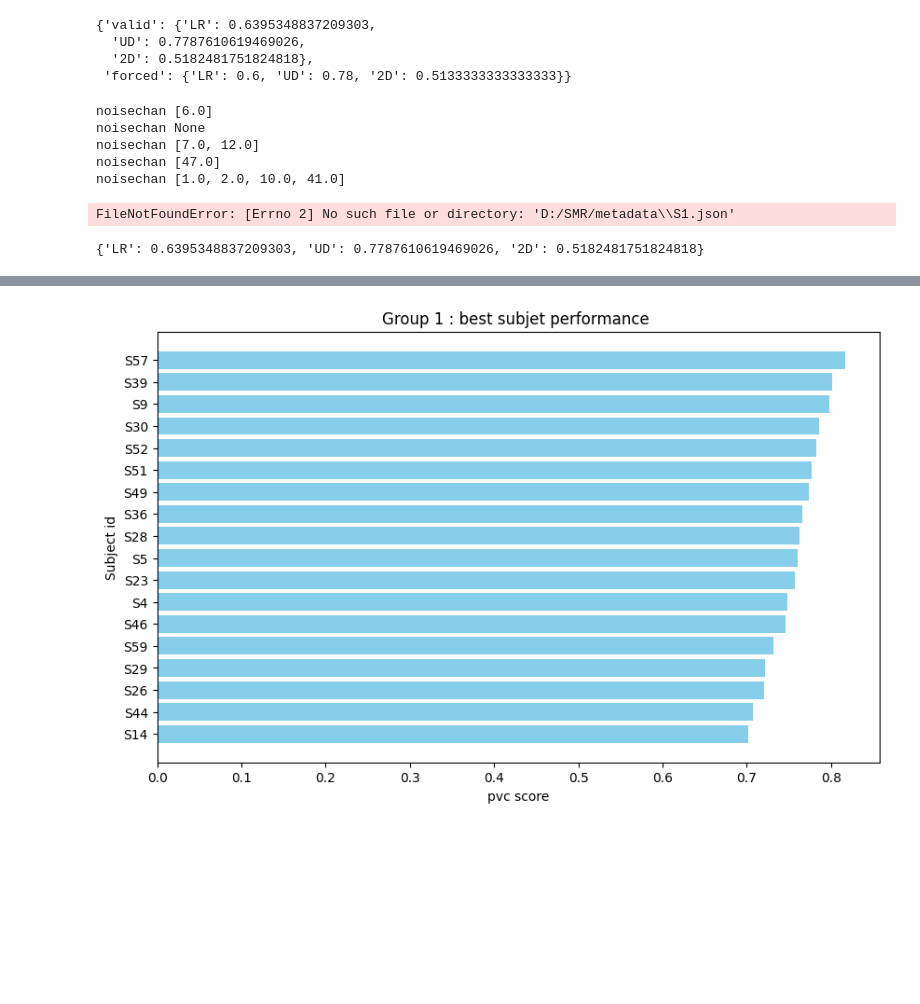
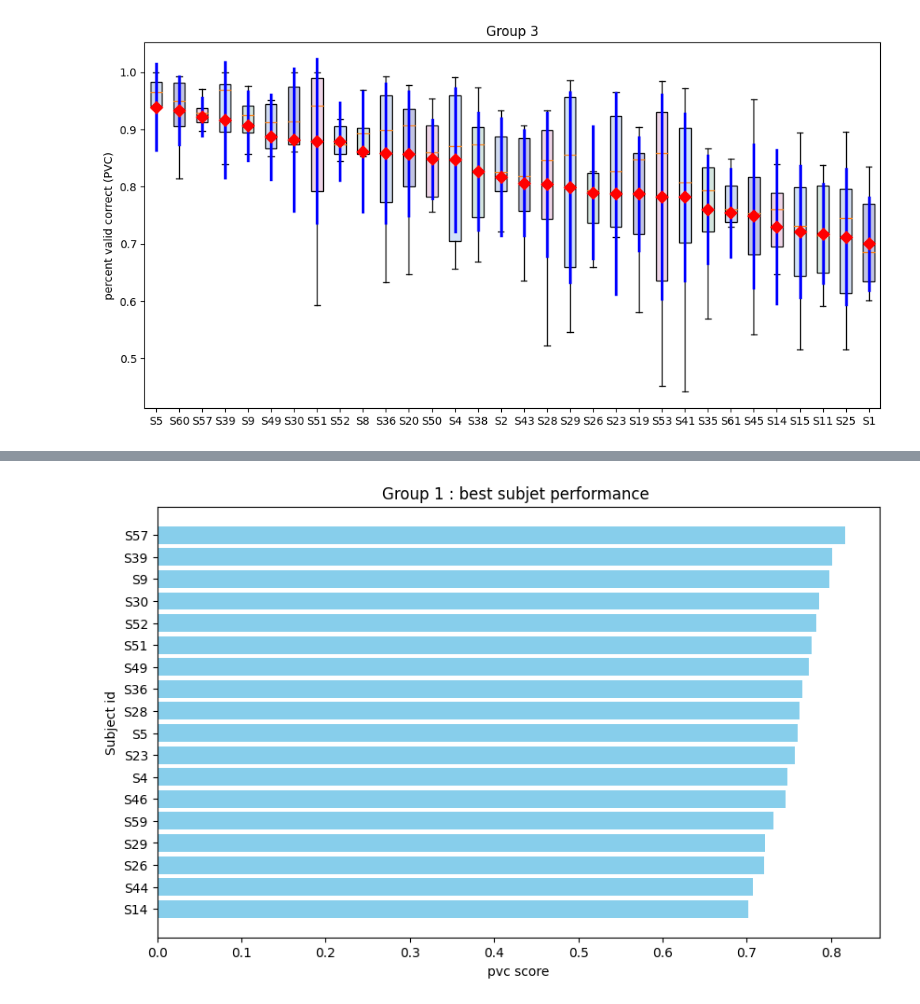
Before and after one commit to mralioo/BBCPy_DNN, a Jupyter notebook: notebooks/data_quality.ipynb, the cells around one changed output, grey strips where cells are left out. Saved outputs shown, nothing was run; the diff lists cells and outputs as text; code cells hidden in the pictures; blank space fills up the shorter version.

```diff
--- a/notebooks/data_quality.ipynb
+++ b/notebooks/data_quality.ipynb
@@ -55,34 +141,46 @@ for i, subject_id in enumerate(subject_group_path):
 # %%
-import matplotlib.pyplot as plt
-import numpy as np
+# Sorting the data into the three categories
+category_1 = {k: v for k, v in pvc_subject_mean_LR.items() if v > 0.7}
+category_2 = {k: v for k, v in pvc_subject_mean_LR.items() if 0.6 <= v <= 0.7}
+category_3 = {k: v for k, v in pvc_subject_mean_LR.items() if v < 0.6}
+
+# Sorting each category by their values
+sorted_category_1 = dict(sorted(category_1.items(), key=lambda item: item[1], reverse=True))
+sorted_category_2 = dict(sorted(category_2.items(), key=lambda item: item[1], reverse=True))
+sorted_category_3 = dict(sorted(category_3.items(), key=lambda item: item[1], reverse=True))
+
+C1_list = list(sorted_category_1.keys())
+
 
 # Sample nested dictionary
-data = {key: pvc_subject_sessions[key] for key in C1_list if key in pvc_subject_sessions}
+data = {key: pvc_subject_sessions_LR[key] for key in C1_list if key in pvc_subject_sessions_LR}
 
 # Extract values for each subject
 all_values = [list(subject_data.values()) for subject_data in data.values()]
 
 # Calculate means and standard deviations
 means = [np.mean(values) for values in all_values]
 std_devs = [np.std(values) for values in all_values]
 
 # Plotting
 fig, ax = plt.subplots(figsize=(12, 6))
 bp = ax.boxplot(all_values, vert=True, patch_artist=True, showfliers=False)
 ax.set_xticklabels(data.keys())
 ax.set_ylabel('percent valid correct (PVC)')
 ax.set_title('Group 3')
 
 # Coloring boxes
 colors = ['#D0DBEE', '#C2C4E2', '#EED4E5', '#D1E2F7', '#D4E5DE'] * (len(all_values) // 5 + 1)
 for patch, color in zip(bp['boxes'], colors):
     patch.set_facecolor(color)
 
 # Plot means as red diamonds
 ax.scatter(range(1, len(means) + 1), means, marker='D', color='red', s=60, zorder=5)
 
 # Display standard deviations
 for i, (mean, std_dev) in enumerate(zip(means, std_devs), start=1):
     ax.plot([i, i], [mean - std_dev, mean + std_dev], color='blue', lw=2.5, zorder=4)
 
 plt.show()
+# %% [output]
+[figure, added]
@@ -102,51 +186,0 @@ for task_name, task_value in task_name_dict.items():
-# %%
-pvc_session
-# %% [output]
-{'valid': {'LR': 0.6395348837209303,
-  'UD': 0.7787610619469026,
-  '2D': 0.5182481751824818},
- 'forced': {'LR': 0.6, 'UD': 0.78, '2D': 0.5133333333333333}}
-# %%
-task_name_dict = {"LR": 1.0, "UD": 2.0, "2D": 3.0}
-subject_dict = {}
-for session_name in sessions_group_path.keys():
-    _, _, _, _, _, trials_info, subject_info = \
-        bbcpy.load.srm_eeg.load_single_mat_session(file_path=sessions_group_path[session_name])
-
-    subject_dict[session_name] = {}
-    subject_dict[session_name]["subject"] = subject_info
-    subject_dict[session_name]["tasknumber"] = trials_info["tasknumber"]
-    subject_dict[session_name]["resultind"] = trials_info["resultind"]
-    subject_dict[session_name]["triallength"] = trials_info["triallength"]
-    subject_dict[session_name]["targetnumber"] = trials_info["targetnumber"]
-    subject_dict[session_name]["targethitnumber"] = trials_info["targethitnumber"]
-    subject_dict[session_name]["result"] = trials_info["result"]
-    subject_dict[session_name]["forcedresult"] = trials_info["forcedresult"]
-    subject_dict[session_name]["valid_pvc"] = {}
-    subject_dict[session_name]["forced_pvc"] = {}
-    subject_dict[session_name]["all_pvc"] = {}
-
-    for task_name, task_value in task_name_dict.items():
-        task_ids = [id for id, i in enumerate(trials_info["tasknumber"]) if i == task_name_dict[task_name]]
-
-        subject_dict[session_name]["valid_pvc"][task_name] = (
-                np.sum(np.array(trials_info["result"])[task_ids] == True) /
-                (np.sum(np.array(trials_info["result"])[task_ids] == True) + np.sum(
-                    np.array(trials_info["result"])[task_ids] == False)))
-
-        subject_dict[session_name]["forced_pvc"][task_name] = (
-                np.sum(np.array(trials_info["forcedresult"])[task_ids] == True) /
-                (np.sum(np.array(trials_info["forcedresult"])[task_ids] == True) + np.sum(
-                    np.array(trials_info["forcedresult"])[task_ids] == False)))
-
-        subject_dict[session_name]["all_pvc"][task_name] = (np.sum(
-            np.array(trials_info["result"])[task_ids] == True)) / 150
-
-# save the subject dict to json file
-# %% [output]
-noisechan [6.0]
-noisechan None
-noisechan [7.0, 12.0]
-noisechan [47.0]
-noisechan [1.0, 2.0, 10.0, 41.0]
-FileNotFoundError: [Errno 2] No such file or directory: 'D:/SMR/metadata\\S1.json'
@@ -155,4 +186,0 @@ cd
-# %%
-subject_dict["Session_1"]["valid_pvc"]
-# %% [output]
-{'LR': 0.6395348837209303, 'UD': 0.7787610619469026, '2D': 0.5182481751824818}
```
Also changed, not shown: parts of 29 cells of this notebook, 2 other files.
